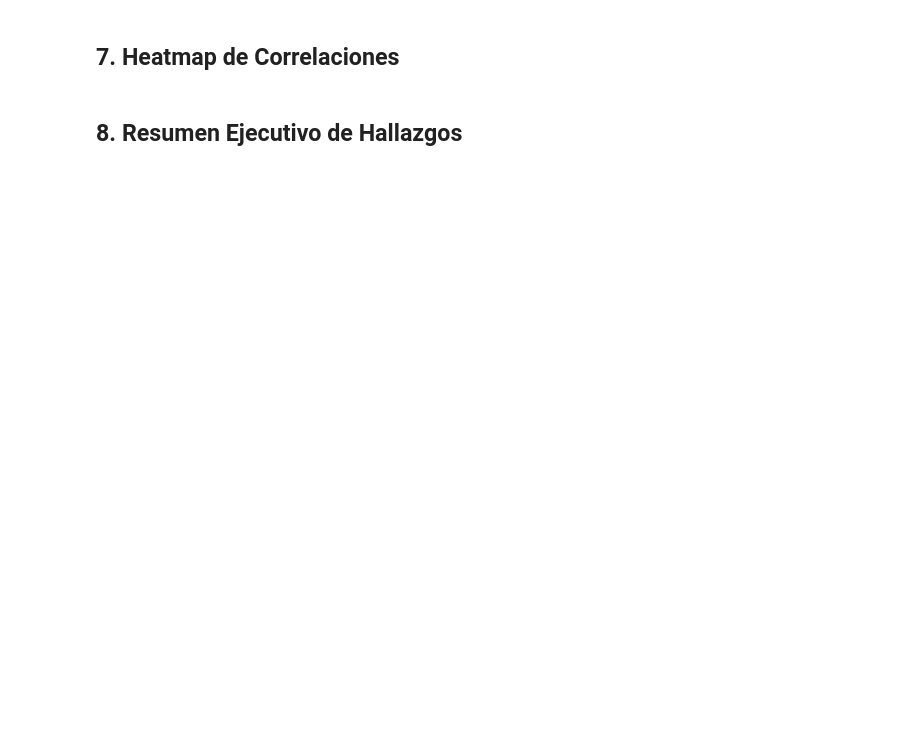
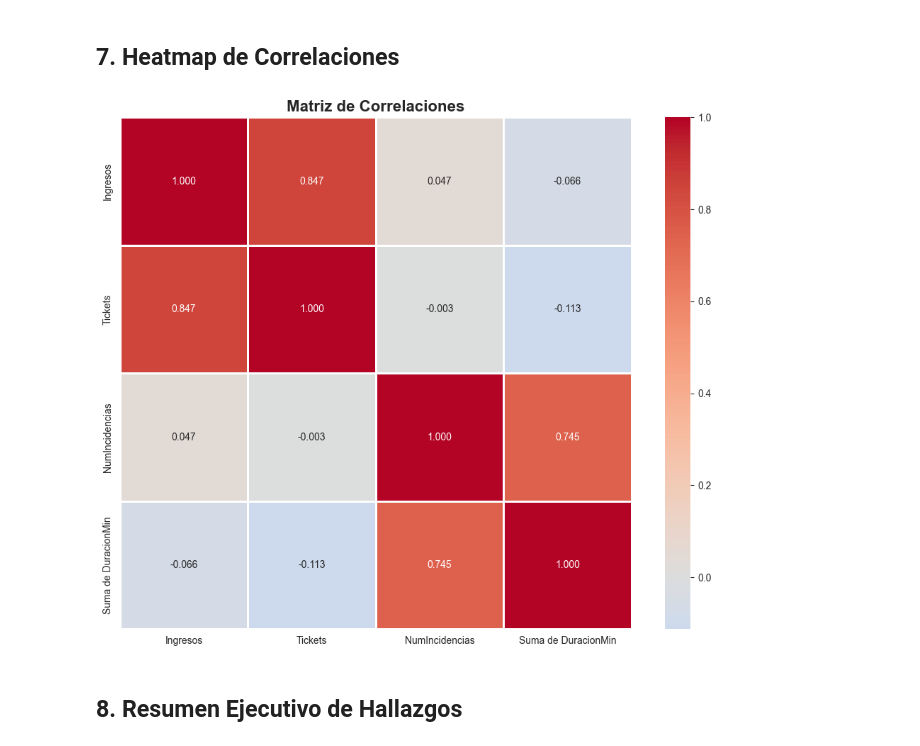
Before and after one commit to estevo97/Proyecto-Ventas-Incidencias, a Jupyter notebook: analysis/correlacion_impacto.ipynb, the cells around one changed output. Drawn from its saved outputs; the diff is of its cells as text; code cells hidden in the pictures; blank space fills up the shorter version.

```diff
--- a/analysis/correlacion_impacto.ipynb
+++ b/analysis/correlacion_impacto.ipynb
@@ -29,8 +29,8 @@ plt.rcParams['figure.figsize'] = (12, 6)
 %matplotlib inline
 # %%
 # Cargar datos
-ventas = pd.read_csv('../data/raw/Ventas_Realistas.csv')
-incidencias = pd.read_csv('../data/raw/Incidencias.csv')
+ventas = pd.read_csv('../data/processed/ventas400_proc2.csv')
+incidencias = pd.read_csv('../data/processed/incidencias_proc2.csv')
 
 # Convertir fechas
 ventas['Fecha'] = pd.to_datetime(ventas['Fecha'])
@@ -66,0 +65,7 @@ df_diario.head()
+# %%
+
+# Agregar incidencias por día
+incidencias_diarias = incidencias.groupby('Fecha').agg({
+    'IncidenciaID': 'count',
+    'Suma de DuracionMin': 'sum'
+}).rename(columns={'IncidenciaID': 'NumIncidencias'}).reset_index()
@@ -66,0 +81,11 @@ df_diario.head()
+# %%
+
+# Combinar ambas tablas
+df_diario = ventas_diarias.merge(incidencias_diarias, on='Fecha', how='left')
+df_diario['NumIncidencias'] = df_diario['NumIncidencias'].fillna(0)
+df_diario['Suma de DuracionMin'] = df_diario['Suma de DuracionMin'].fillna(0)
+df_diario['TieneIncidencia'] = (df_diario['NumIncidencias'] > 0).astype(int)
+
+print(f"Total días analizados: {len(df_diario)}")
+print(f"Días con incidencias: {df_diario['TieneIncidencia'].sum()}")
+print(f"Días sin incidencias: {(1-df_diario['TieneIncidencia']).sum()}")
@@ -264,15 +379,17 @@ fig.show()
 ## 7. Heatmap de Correlaciones
 # %%
 # Matriz de correlación
-correlaciones = df_diario[['Ingresos', 'NumVentas', 'NumIncidencias', 'DuracionMin']].corr()
+correlaciones = df_diario[['Ingresos', 'Tickets', 'NumIncidencias', 'Suma de DuracionMin']].corr()
 
 # Heatmap con seaborn
 plt.figure(figsize=(10, 8))
 sns.heatmap(correlaciones, annot=True, cmap='coolwarm', center=0,
             fmt='.3f', square=True, linewidths=1)
 plt.title('Matriz de Correlaciones', fontsize=16, fontweight='bold')
 plt.tight_layout()
 plt.show()
+# %% [output]
+[figure, added]
 # %% [markdown]
 ## 8. Resumen Ejecutivo de Hallazgos
 # %%
```
Also changed, not shown: parts of 14 cells of this notebook, 5 other files.
